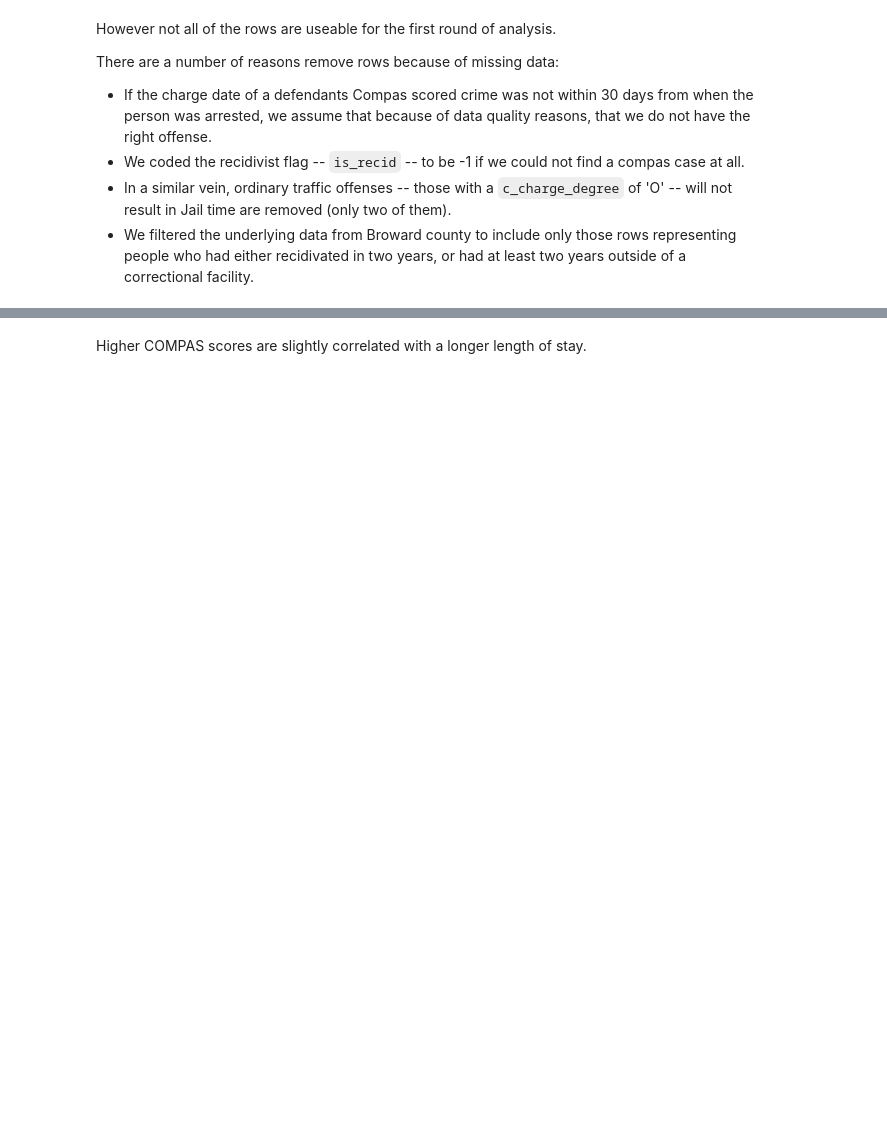
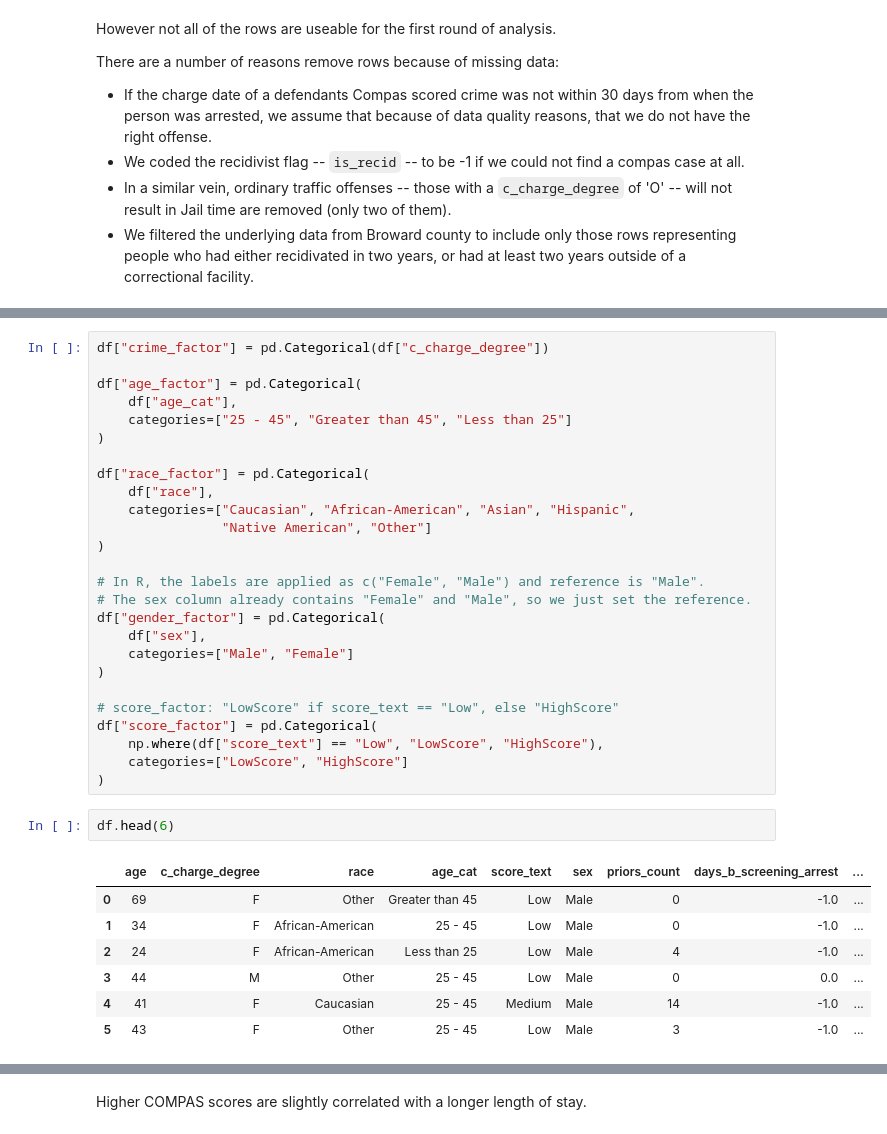
Before and after one commit to wjdgkfla/DNSC-6330-ASSN2, a Jupyter notebook: Assignment 2.ipynb, the cells around one changed output, grey strips where cells are left out. Cells and saved outputs as stored; diff of their text form; blank space fills up the shorter version.

```diff
--- a/Assignment 2.ipynb
+++ b/Assignment 2.ipynb
@@ -47,0 +103,36 @@ nrow(df)
+# %%
+df["crime_factor"] = pd.Categorical(df["c_charge_degree"])
+
+df["age_factor"] = pd.Categorical(
+    df["age_cat"],
+    categories=["25 - 45", "Greater than 45", "Less than 25"]
+)
+
+df["race_factor"] = pd.Categorical(
+    df["race"],
+    categories=["Caucasian", "African-American", "Asian", "Hispanic",
+                "Native American", "Other"]
+)
+
+# In R, the labels are applied as c("Female", "Male") and reference is "Male".
+# The sex column already contains "Female" and "Male", so we just set the reference.
+df["gender_factor"] = pd.Categorical(
+    df["sex"],
+    categories=["Male", "Female"]
+)
+
+# score_factor: "LowScore" if score_text == "Low", else "HighScore"
+df["score_factor"] = pd.Categorical(
+    np.where(df["score_text"] == "Low", "LowScore", "HighScore"),
+    categories=["LowScore", "HighScore"]
+)
+# %%
+df.head(6)
+# %% [output]
+|  | age | c_charge_degree | race | age_cat | score_text | sex | priors_count | days_b_screening_arrest | ... |
+| 0 | 69 | F | Other | Greater than 45 | Low | Male | 0 | -1.0 | ... |
+| 1 | 34 | F | African-American | 25 - 45 | Low | Male | 0 | -1.0 | ... |
+| 2 | 24 | F | African-American | Less than 25 | Low | Male | 4 | -1.0 | ... |
+| 3 | 44 | M | Other | 25 - 45 | Low | Male | 0 | 0.0 | ... |
+| 4 | 41 | F | Caucasian | 25 - 45 | Medium | Male | 14 | -1.0 | ... |
+| 5 | 43 | F | Other | 25 - 45 | Low | Male | 3 | -1.0 | ... |
```
Also changed, not shown: parts of 147 cells of this notebook.
